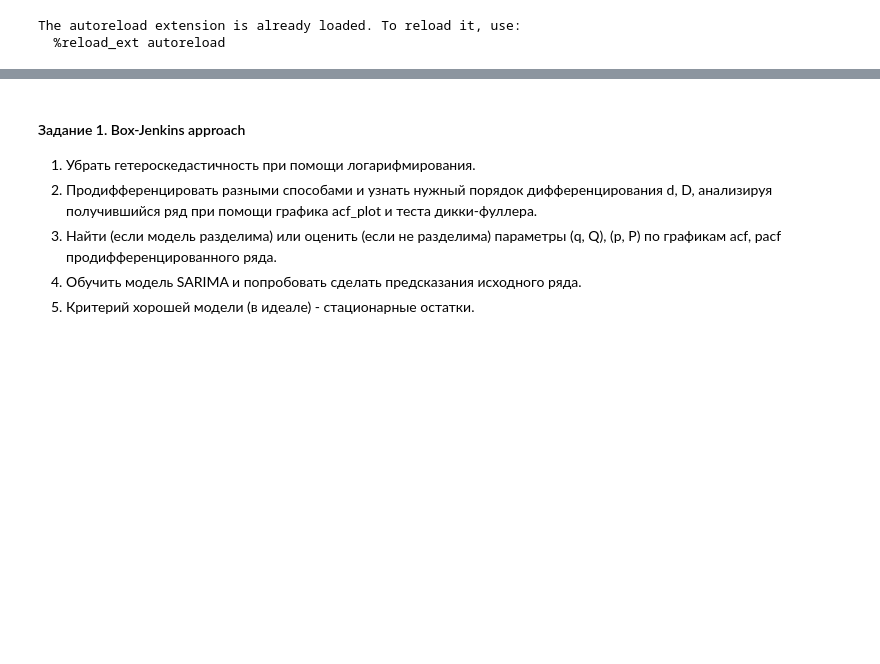
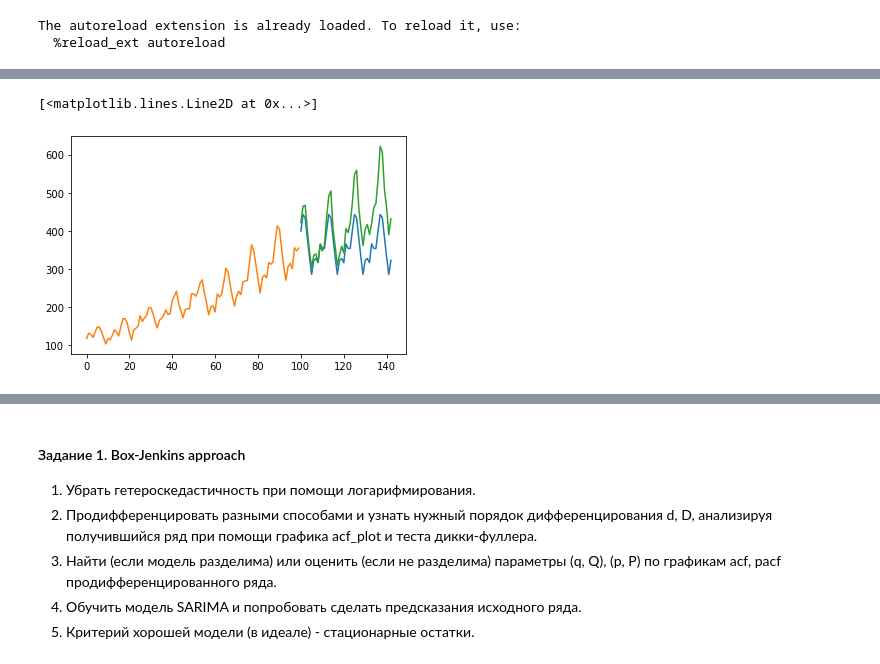
Before and after one commit to wlad-0/ts_summer_2022, a Jupyter notebook: week_2/arima_in_python.ipynb, the cells around one changed output, grey strips where cells are left out. Cells and saved outputs as stored; diff of their text form; code cells hidden in the pictures; blank space fills up the shorter version.

```diff
--- a/week_2/arima_in_python.ipynb
+++ b/week_2/arima_in_python.ipynb
@@ -40,0 +41,10 @@ ts.plot()
+# %%
+from statsmodels.tsa.holtwinters import ExponentialSmoothing
+model = ExponentialSmoothing(ts, seasonal='mul', seasonal_periods=12).fit()
+pred = model.predict(start=ts_test.index[0], end=ts_test.index[-1])
+plt.plot(pred.index, pred, label='Holt-Winters')
+plt.plot(ts.index, ts, label='Train')
+plt.plot(ts_test.index, ts_test, label='Test')
+# %% [output]
+[<matplotlib.lines.Line2D at 0x...>]
+[figure, added]
```
Also changed, not shown: parts of 14 cells of this notebook, 2 other files.
